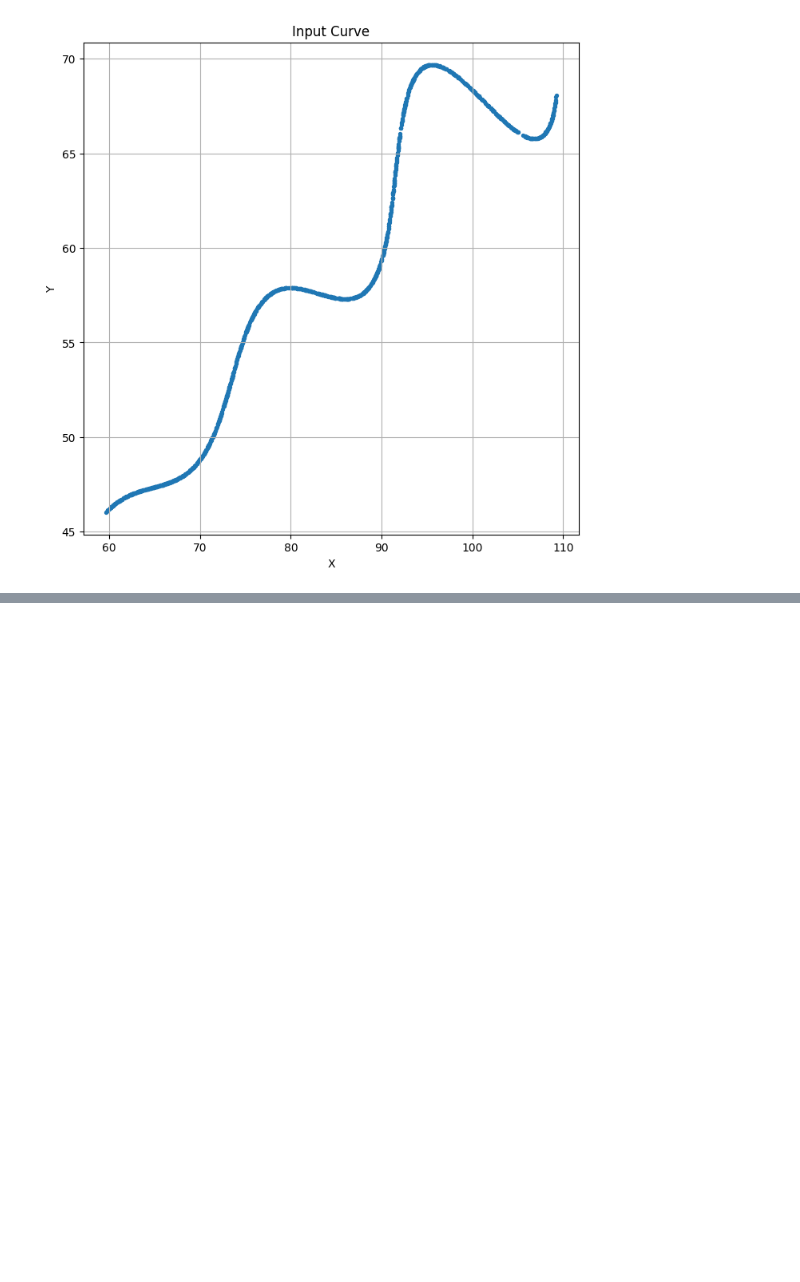
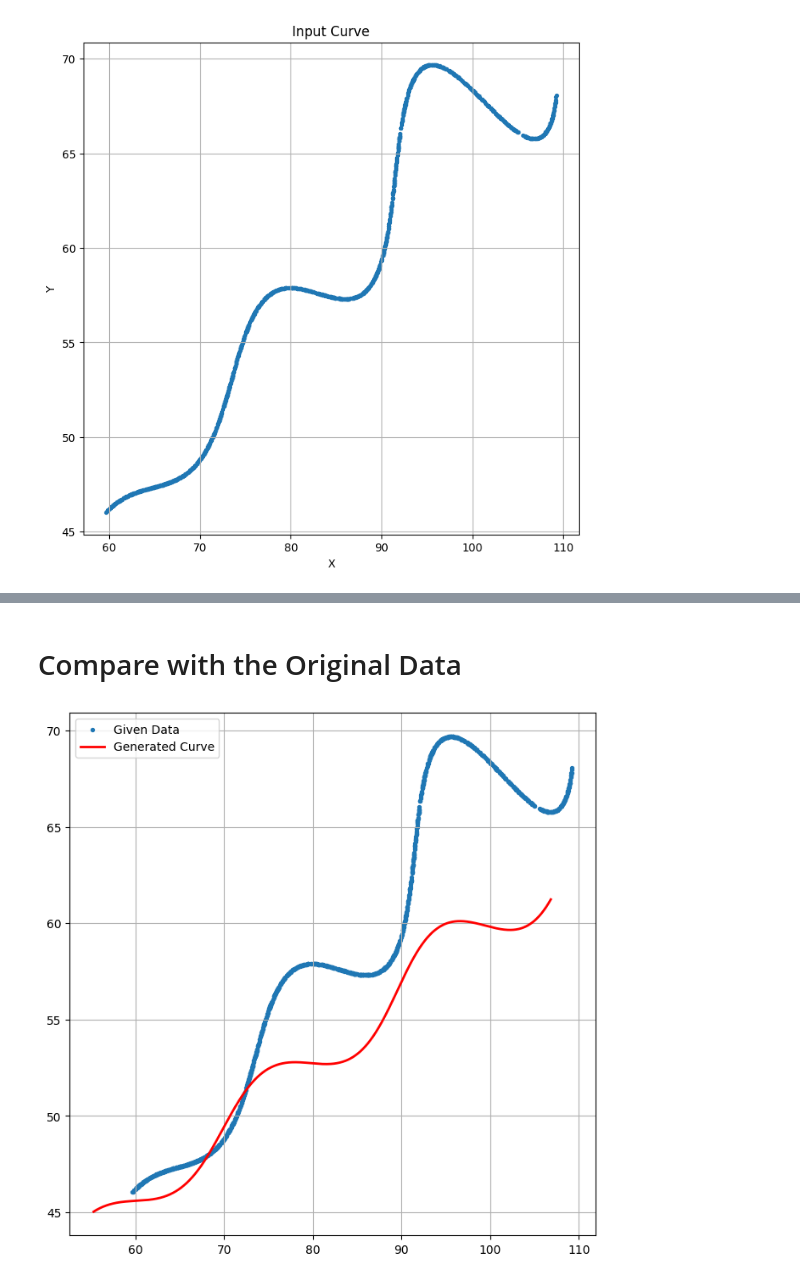
Before and after one commit to VikasiniS37/FLAMAPP_ASSIGNMENT, a Jupyter notebook: src/main.ipynb, the cells around one changed output, grey strips where cells are left out. Cells and saved outputs as stored; diff of their text form; code cells hidden in the pictures; blank space fills up the shorter version.

```diff
--- a/src/main.ipynb
+++ b/src/main.ipynb
@@ -171,0 +231,19 @@ plt.show()
+# %% [markdown]
+# Compare with the Original Data
+# %%
+plt.figure(figsize=(8,8))
+
+plt.scatter(x, y, s=8, label="Given Data")
+
+plt.plot(pred_x, pred_y,
+         color="red",
+         linewidth=2,
+         label="Generated Curve")
+
+plt.legend()
+
+plt.grid(True)
+
+plt.show()
+# %% [output]
+[figure, added]
```
Also changed, not shown: parts of 11 cells of this notebook.
